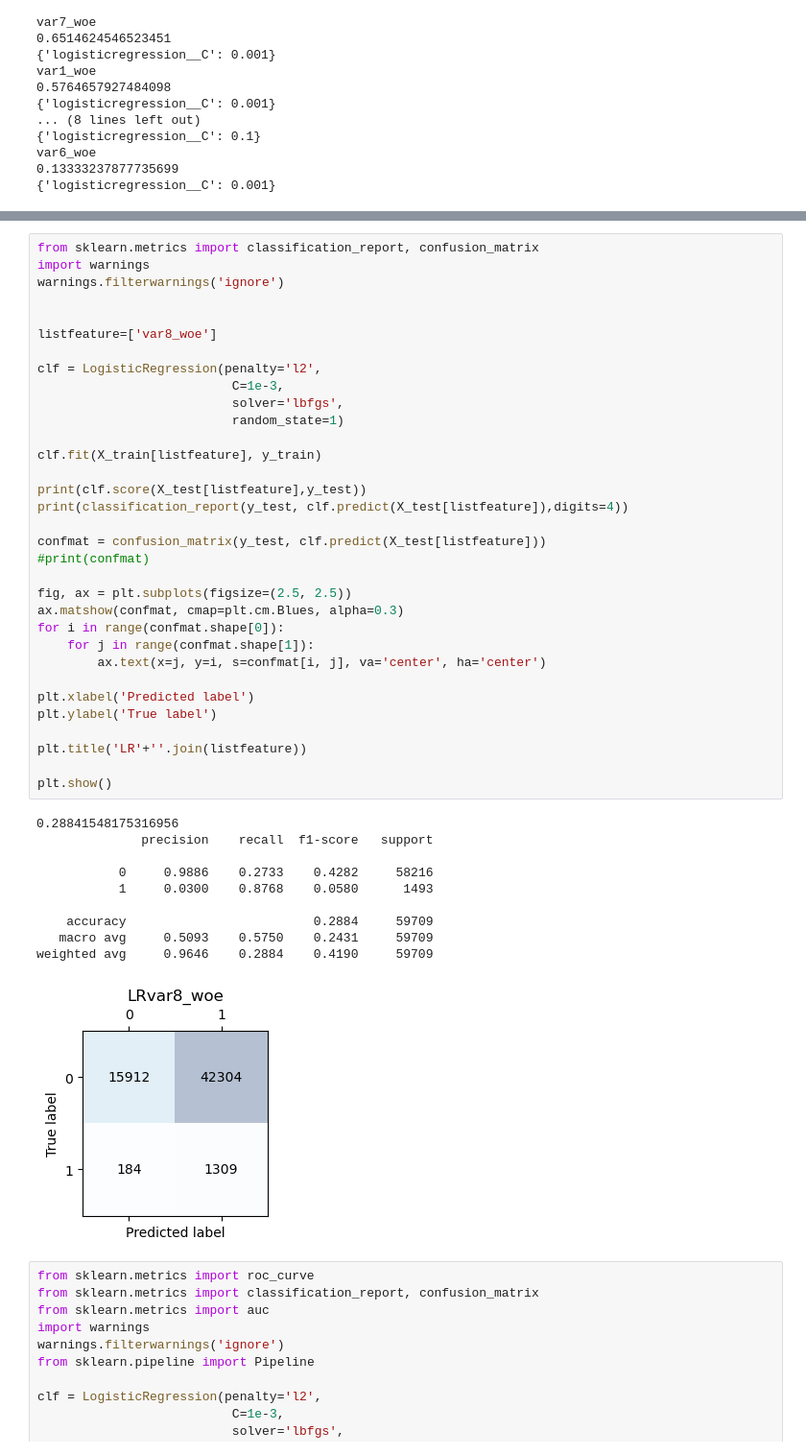
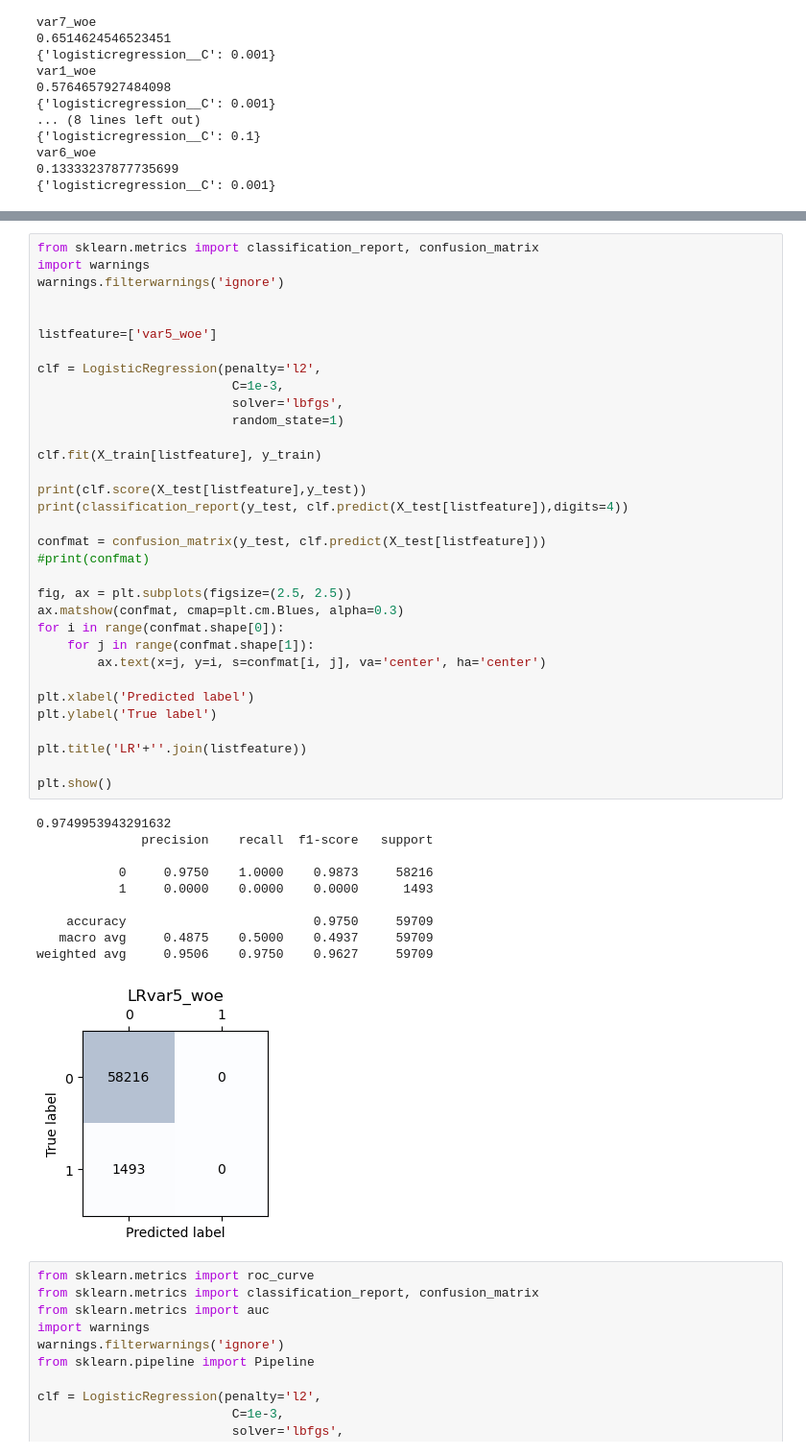
Before and after one commit to martinbandung/2023_MLF_Project, a Jupyter notebook: CS-1st trial.ipynb, the cells around one changed output, grey strips where cells are left out. Shown at 96% size. Drawn from its saved outputs; the diff is of its cells as text.

```diff
--- a/CS-1st trial.ipynb
+++ b/CS-1st trial.ipynb
@@ -329,44 +354,44 @@ import warnings
 warnings.filterwarnings('ignore')
 
 
-listfeature=['var8_woe']
+listfeature=['var5_woe']
 
 clf = LogisticRegression(penalty='l2',
                           C=1e-3,
                           solver='lbfgs',
                           random_state=1)
 
 clf.fit(X_train[listfeature], y_train)
 
 print(clf.score(X_test[listfeature],y_test))
 print(classification_report(y_test, clf.predict(X_test[listfeature]),digits=4))
 
 confmat = confusion_matrix(y_test, clf.predict(X_test[listfeature]))
 #print(confmat)
 
 fig, ax = plt.subplots(figsize=(2.5, 2.5))
 ax.matshow(confmat, cmap=plt.cm.Blues, alpha=0.3)
 for i in range(confmat.shape[0]):
     for j in range(confmat.shape[1]):
         ax.text(x=j, y=i, s=confmat[i, j], va='center', ha='center')
 
 plt.xlabel('Predicted label')
 plt.ylabel('True label')
 
 plt.title('LR'+''.join(listfeature))
 
 plt.show()
 # %% [output]
-0.28841548175316956
+0.9749953943291632
               precision    recall  f1-score   support
 
-           0     0.9886    0.2733    0.4282     58216
-           1     0.0300    0.8768    0.0580      1493
+           0     0.9750    1.0000    0.9873     58216
+           1     0.0000    0.0000    0.0000      1493
 
-    accuracy                         0.2884     59709
-   macro avg     0.5093    0.5750    0.2431     59709
-weighted avg     0.9646    0.2884    0.4190     59709
+    accuracy                         0.9750     59709
+   macro avg     0.4875    0.5000    0.4937     59709
+weighted avg     0.9506    0.9750    0.9627     59709
-[figure, old version]
+[figure, new version]
 # %%
 from sklearn.metrics import roc_curve
 from sklearn.metrics import classification_report, confusion_matrix
```
Also changed, not shown: parts of 21 cells of this notebook.
